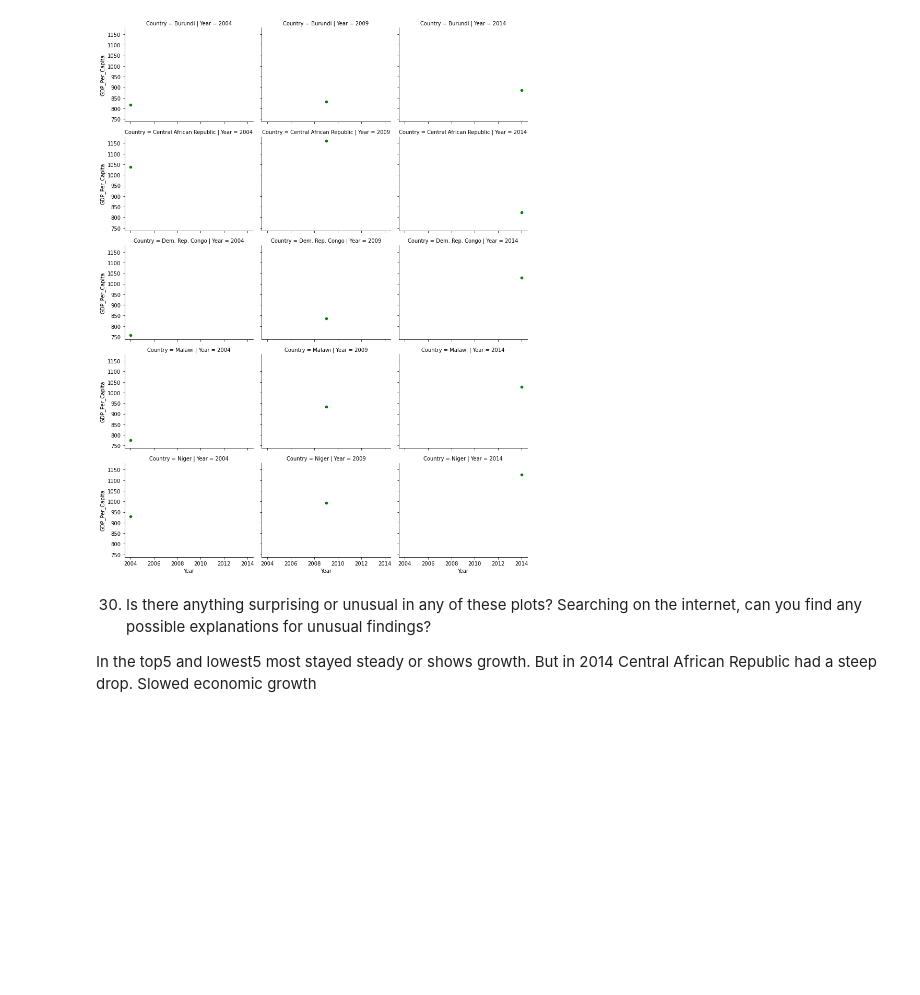
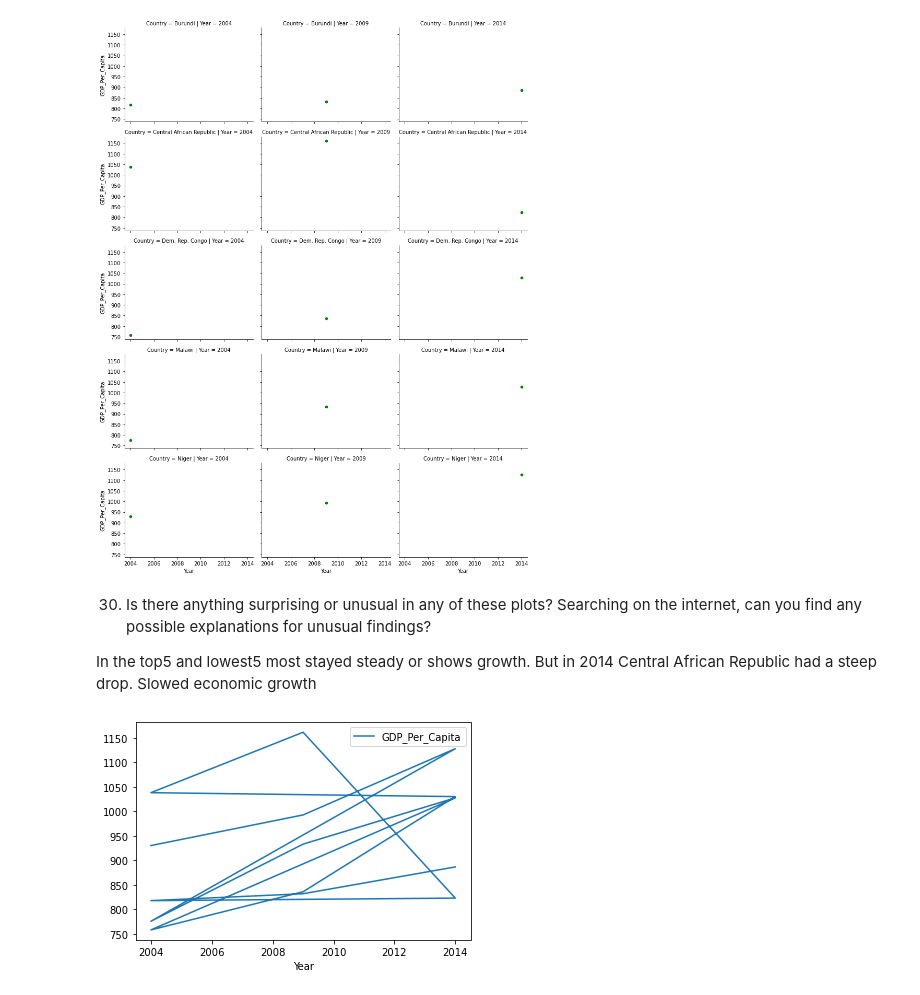
Before and after one commit to NSS-Full-Time-Data-Analytics-7/gdp-and-internet-usage-dchan22, a Jupyter notebook: notebook/UN Data Project.ipynb, the cells around one changed output. Drawn from its saved outputs; the diff is of its cells as text; code cells hidden in the pictures; blank space fills up the shorter version.

```diff
--- a/notebook/UN Data Project.ipynb
+++ b/notebook/UN Data Project.ipynb
@@ -790,3 +812,7 @@ gro.map(sns.scatterplot, 'Year', 'GDP_Per_Capita', color = 'g');
 30.	Is there anything surprising or unusual in any of these plots? Searching on the internet, can you find any possible explanations for unusual findings?
 
 In the top5 and lowest5 most stayed steady or shows growth. But in 2014 Central African Republic had a steep drop. Slowed economic growth
+# %%
+lowest_5_gdp.plot('Year', 'GDP_Per_Capita');
+# %% [output]
+[figure, added]
```
Also changed, not shown: parts of 8 cells of this notebook.
